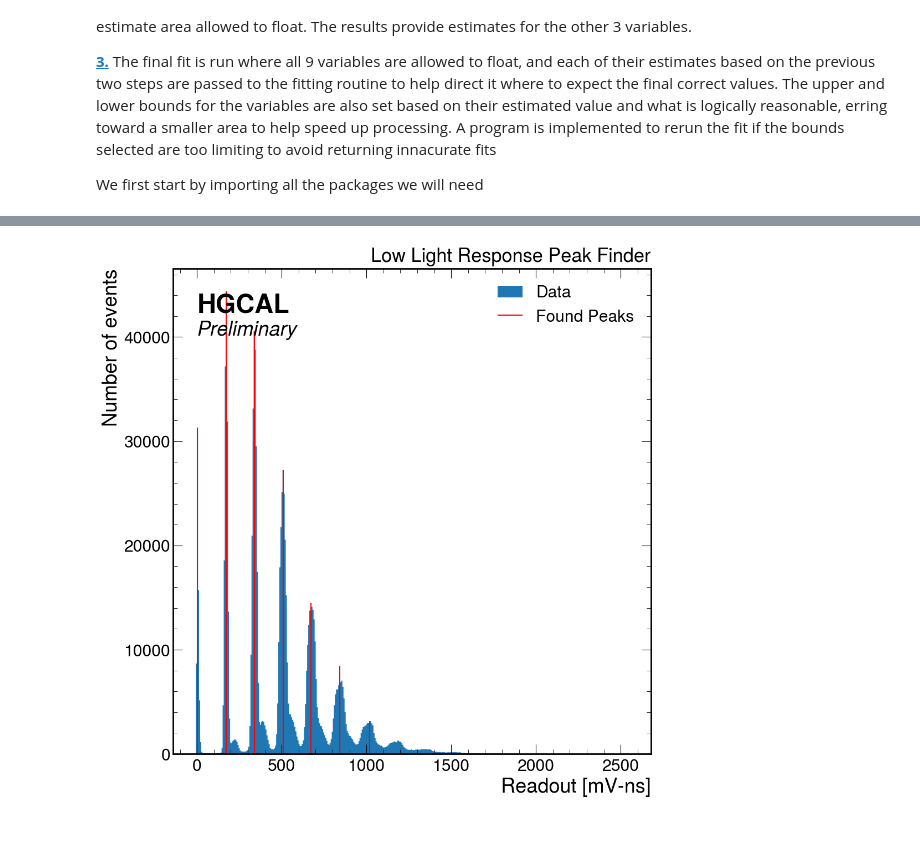
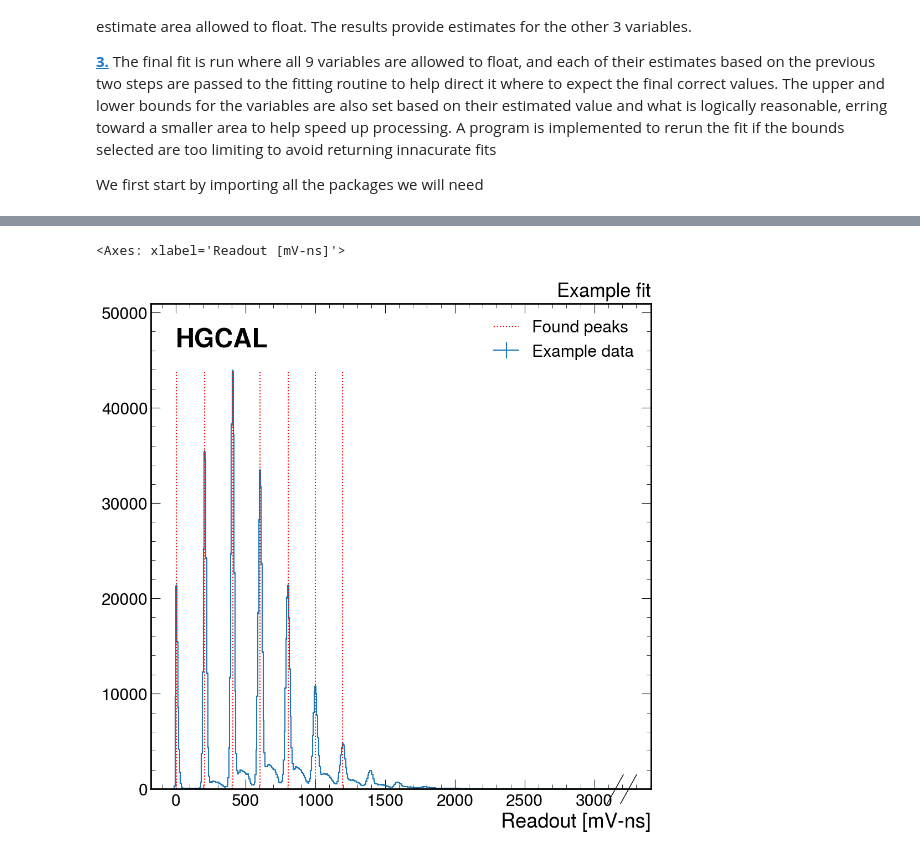
Before and after one commit to UMDCMS/sipmanalyze, a Jupyter notebook: notebooks/low_light_response.ipynb, the cells around one changed output, grey strips where cells are left out. Cells and saved outputs as stored; diff of their text form; code cells hidden in the pictures.

```diff
--- a/notebooks/low_light_response.ipynb
+++ b/notebooks/low_light_response.ipynb
@@ -35,19 +34,11 @@ The figure and axis of the plot are returned if the user wishes to make any furt
 # %%
-root_1="data/waveform_example.root"
-root_2="data/picoblock_20190430_lasertrigger.root"
-root_3="data/picoblock_laser_20190521.root"
-root_4="data/picoblock_laser_53p1.root"
-root_5="data/picoblock_laser_53p6.root"
-root_6="data/picoblock_laser_54p1_20190429.root"
-root_7="data/picoblock_laser_54p1.root"
+data_hist = sipmanalyze.formats.histogram_output.from_waveform(
+    "data/picoblock_20190430_lasertrigger.root", start=5, stop=45
+)
 
-starttime=datetime.datetime.now()
-
-file_location=root_2
-
-#import the data
-import_data_results=est.import_data(file_location)
-
-#plot the data
-fig,ax = est.plot_import_data(import_data_results)
+# plot the data
+fig, ax = plot.make_simple_figure()
+plot.plot_data1d(ax=ax, data=data_hist, label="Example data")
+ax.legend()
+plot.add_std_label(ax=ax, label="", rlabel="Example")
 # %% [output]
@@ -71,17 +66,22 @@ _min_ratio_guess_: the minimum height allowed for a peak as a fraction of the ta
 # %%
-start_of_estimation_routine=datetime.datetime.now()
+start_of_estimation_routine = datetime.datetime.now()
 
 ### Adjustable Optional Parameters for get_peaks ###
-min_gain_guess=80
-min_ratio_guess=1/20.
+min_gain_guess = 80
+min_ratio_guess = 1 / 20.0
 #############################
 
-#get the peak_results
-peak_results =est.get_peaks(import_data_results)
+# get the peak_results
+peak_results = sipmanalyze.estimate.lowlight.estimate_peaks(data_hist)
 
-#plot the peaks
-fig,ax = est.plot_peak_results(import_data_results, peak_results)
+# plot the peaks
+fig,ax = plot.make_simple_figure()
+plot.plot_data1d(ax=ax, data=data_hist, label='Example data')
+ax.vlines(peak_results, 0, np.max(data_hist.view()), color='red', ls='dotted', label='Found peaks')
+ax.legend()
+plot.add_std_label(ax=ax, rlabel='Example fit')
 # %% [output]
+<Axes: xlabel='Readout [mV-ns]'>
-[figure, old version]
+[figure, new version]
 # %% [markdown]
 ## Gaussian Paramter Estimation: Fit Gaussian Curves
```
Also changed, not shown: parts of 21 cells of this notebook.
